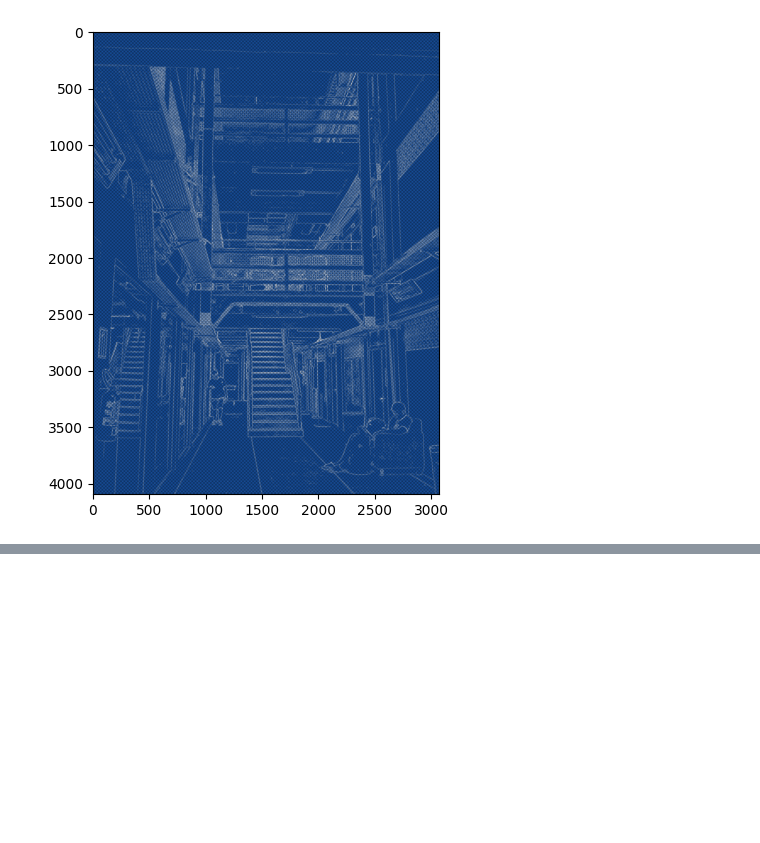
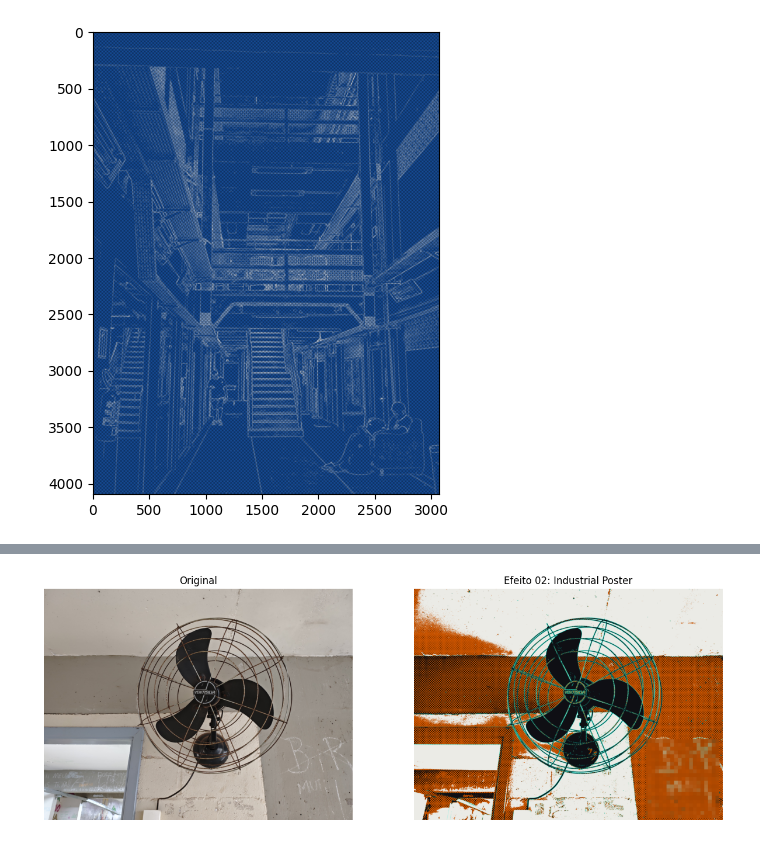
Before and after one commit to UNICAMP-EA979/1s2026-EA979-ProjetoPI-Efeitos, a Jupyter notebook: src/notebooks/effects_preview.ipynb, the cells around one changed output, grey strips where cells are left out. Cells and saved outputs as stored; diff of their text form; code cells hidden in the pictures; blank space fills up the shorter version.

Commit message:
feat: industrial effect

```diff
--- a/src/notebooks/effects_preview.ipynb
+++ b/src/notebooks/effects_preview.ipynb
@@ -82,8 +82,3 @@ plt.imshow(staircase_img_bp)
 # %% [output]
 <matplotlib.image.AxesImage at 0x...>
 [figure]
-# %%
-img = halftoning_effect(staircase_img, block_size=15)
-img = np.clip(img, 0, 1)
-plt.figure(figsize=(12, 6))
-plt.imshow(img)
@@ -92,0 +87,84 @@ plt.imshow(img)
+# %%
+def pixelate_effect(img: np.ndarray, block_size: int = 50) -> np.ndarray:
+    out = np.copy(img)
+    h, w = img.shape[:2]
+
+    h_adj = (h // block_size) * block_size
+    w_adj = (w // block_size) * block_size
+
+    if h_adj > 0 and w_adj > 0:
+        if img.ndim == 3:
+            blocks = img[:h_adj, :w_adj].reshape(h_adj // block_size, block_size, w_adj // block_size, block_size, img.shape[2])
+        else:
+            blocks = img[:h_adj, :w_adj].reshape(h_adj // block_size, block_size, w_adj // block_size, block_size)
+
+        out[:h_adj, :w_adj] = np.repeat(np.repeat(blocks.mean(axis=(1, 3)), block_size, axis=0), block_size, axis=1)
+
+    return out
+
+
+def industrial_effect(image: np.ndarray) -> np.ndarray:
+    img_float = image.astype(np.float64) / 255.0
+
+    gray = rgb_to_grayscale(img_float) if img_float.ndim == 3 else img_float.copy()
+    h, w = gray.shape
+
+    # Mapeamento de Cores (paleta industrial)
+    black = np.array([15, 15, 20]) / 255.0
+    rust = np.array([204, 85, 0]) / 255.0
+    cream = np.array([235, 235, 230]) / 255.0
+
+    textured_dark = halftoning_effect(gray, block_size=9)
+    textured_mid = halftoning_effect(gray, block_size=15)
+
+    tritone = np.zeros((*gray.shape, 3))
+
+    # Aplicar as cores com base no limiar das suas respectivas texturas geradas
+    mask_dark = textured_dark < 0.35
+    mask_mid = (textured_mid >= 0.35) & (textured_mid < 0.65)
+    mask_light = gray >= 0.65 # Áreas claras sem halftoning
+
+    tritone[mask_dark] = black
+    tritone[mask_mid] = rust
+    tritone[mask_light] = cream
+
+    # Detecção de Borda (Neon Lines)
+    edges = mag_sobel(gray)
+    edges = edges /  np.max(edges)
+
+    edges = np.where(edges > 0.2, edges, 0.0)
+    edges = ndimage.maximum_filter(edges, size=3) # Dilatação para estilo neon
+
+    cyan_neon = np.array([0, 255, 230]) / 255.0
+    edges_expanded = edges[..., np.newaxis]
+
+    # Mesclar a camada base tritone com as linhas neon por cima
+    out_img = tritone * (1.0 - edges_expanded) + cyan_neon * edges_expanded
+
+    # Pixelização Seletiva no quadrante inferior direito
+    pixelated_img = pixelate_effect(out_img, block_size=50)
+
+    # Aplicar apenas no quadrante inferior direito
+    split_x = int(w * 0.75)
+    split_y = int(h * 0.65)
+    out_img[split_y:, split_x:] = pixelated_img[split_y:, split_x:]
+
+    return np.clip(out_img * 255.0, 0, 255).astype(np.uint8)
+
+
+fan_img = mpimg.imread('../../photo/257234_ventilador.jpg')
+fan_img_effect = industrial_effect(fan_img)
+
+plt.figure(figsize=(15, 8))
+plt.subplot(1, 2, 1)
+plt.title("Original")
+plt.imshow(fan_img)
+plt.axis('off')
+
+plt.subplot(1, 2, 2)
+plt.title("Efeito 02: Industrial Poster")
+plt.imshow(fan_img_effect)
+plt.axis('off')
+plt.show()
+# %% [output]
+[figure, added]
```
Also changed, not shown: parts of 3 cells of this notebook, 1 other file.
